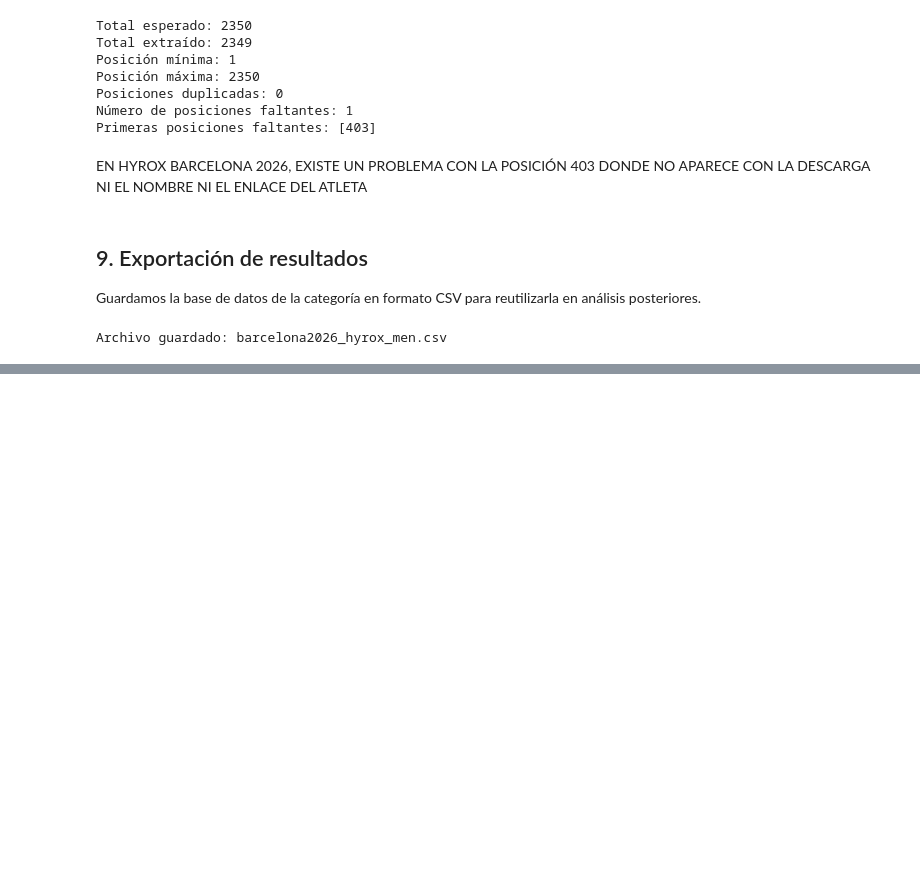
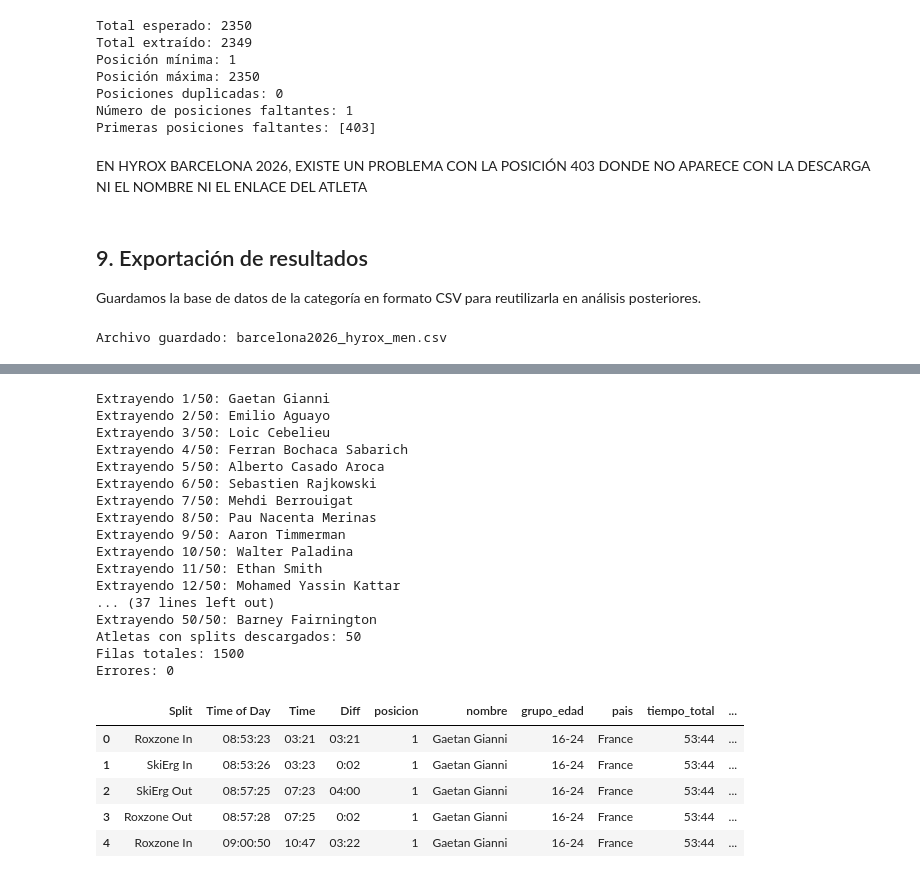
Before and after one commit to JaimeTS/hyrox-analysis, a Jupyter notebook: notebooks/01_scraping_hyrox.ipynb, the cells around one changed output, grey strips where cells are left out. Saved outputs shown, nothing was run; the diff lists cells and outputs as text; code cells hidden in the pictures; blank space fills up the shorter version.

```diff
--- a/notebooks/01_scraping_hyrox.ipynb
+++ b/notebooks/01_scraping_hyrox.ipynb
@@ -449,0 +747,57 @@ Archivo guardado: barcelona2026_hyrox_men.csv
+# %%
+dfs_splits_50 = []
+errores_splits = []
+
+for i in range(50):
+    fila = df_categoria.iloc[i]
+
+    try:
+        print(f"Extrayendo {i+1}/50: {fila['nombre']}")
+
+        df_temp = extraer_splits_atleta(fila)
+        dfs_splits_50.append(df_temp)
+
+        time.sleep(0.5)
+
+    except Exception as e:
+        print(f"Error en {fila['nombre']}: {e}")
+
+        errores_splits.append({
+            "indice": i,
+            "posicion": fila["posicion"],
+            "nombre": fila["nombre"],
+            "analyze_url": fila["analyze_url"],
+            "error": str(e)
+        })
+
+df_splits_50 = pd.concat(dfs_splits_50, ignore_index=True)
+
+print("Atletas con splits descargados:", df_splits_50["nombre"].nunique())
+print("Filas totales:", len(df_splits_50))
+print("Errores:", len(errores_splits))
+
+df_splits_50.head()
+# %% [output]
+Extrayendo 1/50: Gaetan Gianni
+Extrayendo 2/50: Emilio Aguayo
+Extrayendo 3/50: Loic Cebelieu
+Extrayendo 4/50: Ferran Bochaca Sabarich
+Extrayendo 5/50: Alberto Casado Aroca
+Extrayendo 6/50: Sebastien Rajkowski
+Extrayendo 7/50: Mehdi Berrouigat
+Extrayendo 8/50: Pau Nacenta Merinas
+Extrayendo 9/50: Aaron Timmerman
+Extrayendo 10/50: Walter Paladina
+Extrayendo 11/50: Ethan Smith
+Extrayendo 12/50: Mohamed Yassin Kattar
+... (37 lines left out)
+Extrayendo 50/50: Barney Fairnington
+Atletas con splits descargados: 50
+Filas totales: 1500
+Errores: 0
+|  | Split | Time of Day | Time | Diff | posicion | nombre | grupo_edad | pais | tiempo_total | ... |
+| 0 | Roxzone In | 08:53:23 | 03:21 | 03:21 | 1 | Gaetan Gianni | 16-24 | France | 53:44 | ... |
+| 1 | SkiErg In | 08:53:26 | 03:23 | 0:02 | 1 | Gaetan Gianni | 16-24 | France | 53:44 | ... |
+| 2 | SkiErg Out | 08:57:25 | 07:23 | 04:00 | 1 | Gaetan Gianni | 16-24 | France | 53:44 | ... |
+| 3 | Roxzone Out | 08:57:28 | 07:25 | 0:02 | 1 | Gaetan Gianni | 16-24 | France | 53:44 | ... |
+| 4 | Roxzone In | 09:00:50 | 10:47 | 03:22 | 1 | Gaetan Gianni | 16-24 | France | 53:44 | ... |
```
Also changed, not shown: parts of 17 cells of this notebook.
